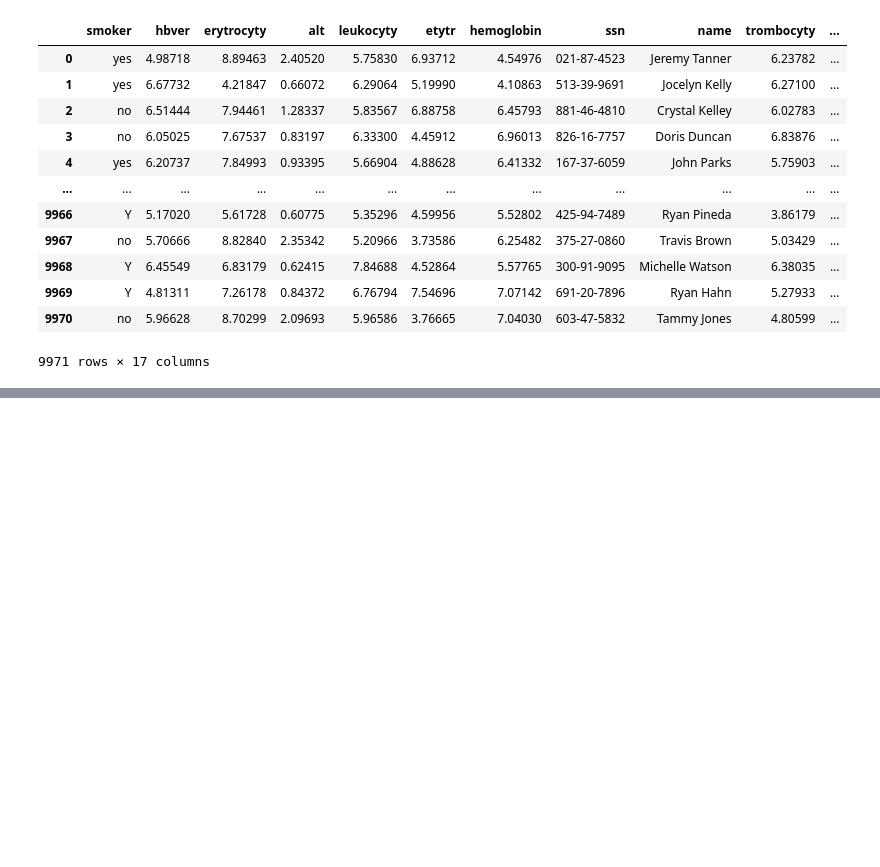
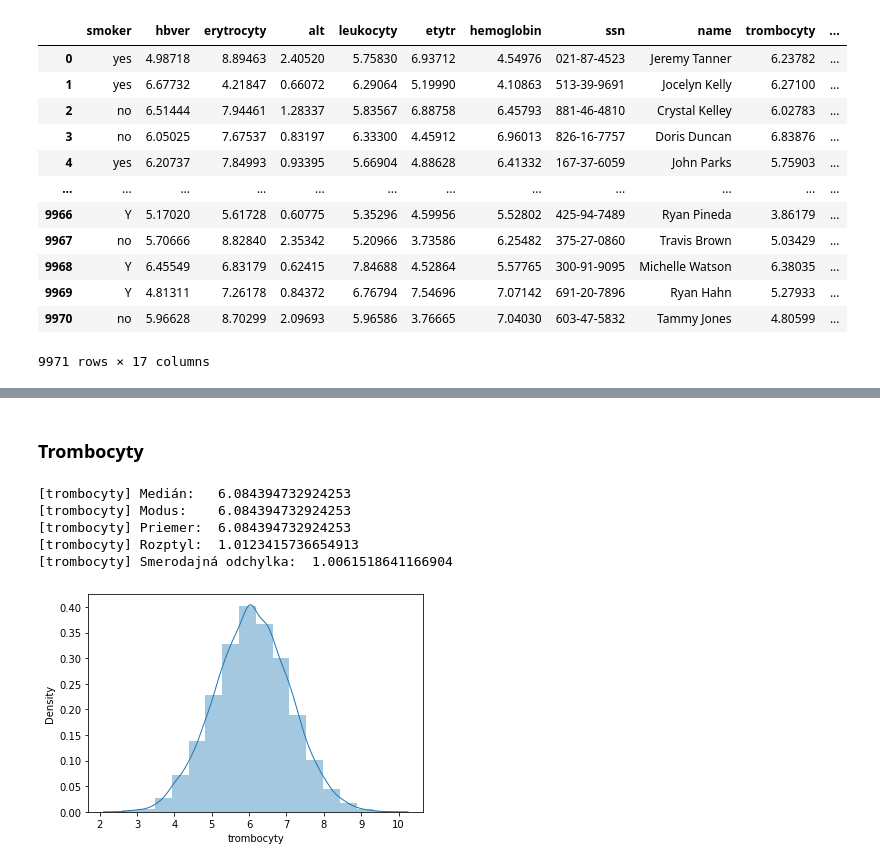
Before and after one commit to MarkoStahovec/IAU-Stahovec-Viest, a Jupyter notebook: main.ipynb, the cells around one changed output, grey strips where cells are left out. Saved outputs shown, nothing was run; the diff lists cells and outputs as text; code cells hidden in the pictures; blank space fills up the shorter version.

```diff
--- a/main.ipynb
+++ b/main.ipynb
@@ -22,0 +154,17 @@ data
+# %% [markdown]
+### Trombocyty
+# %%
+sns.distplot(data_labor["trombocyty"], kde=True, kde_kws={"lw": 1}, bins=16)
+# sns.histplot(data=data_labor, x="trombocyty", bins=24, kde=True)
+print(f"[trombocyty] Medián:  ", data_labor["trombocyty"].median())
+print(f"[trombocyty] Modus:   ", data_labor.mode()["trombocyty"][0])
+print(f"[trombocyty] Priemer: ", data_labor["trombocyty"].mean())
+print(f"[trombocyty] Rozptyl: ", np.var(data_labor["trombocyty"]))
+print(f"[trombocyty] Smerodajná odchylka: ", np.std(data_labor["trombocyty"]))
+# %% [output]
+[trombocyty] Medián:   6.084394732924253
+[trombocyty] Modus:    6.084394732924253
+[trombocyty] Priemer:  6.084394732924253
+[trombocyty] Rozptyl:  1.0123415736654913
+[trombocyty] Smerodajná odchylka:  1.0061518641166904
+[figure, added]
```
Also changed, not shown: parts of 20 cells of this notebook.
